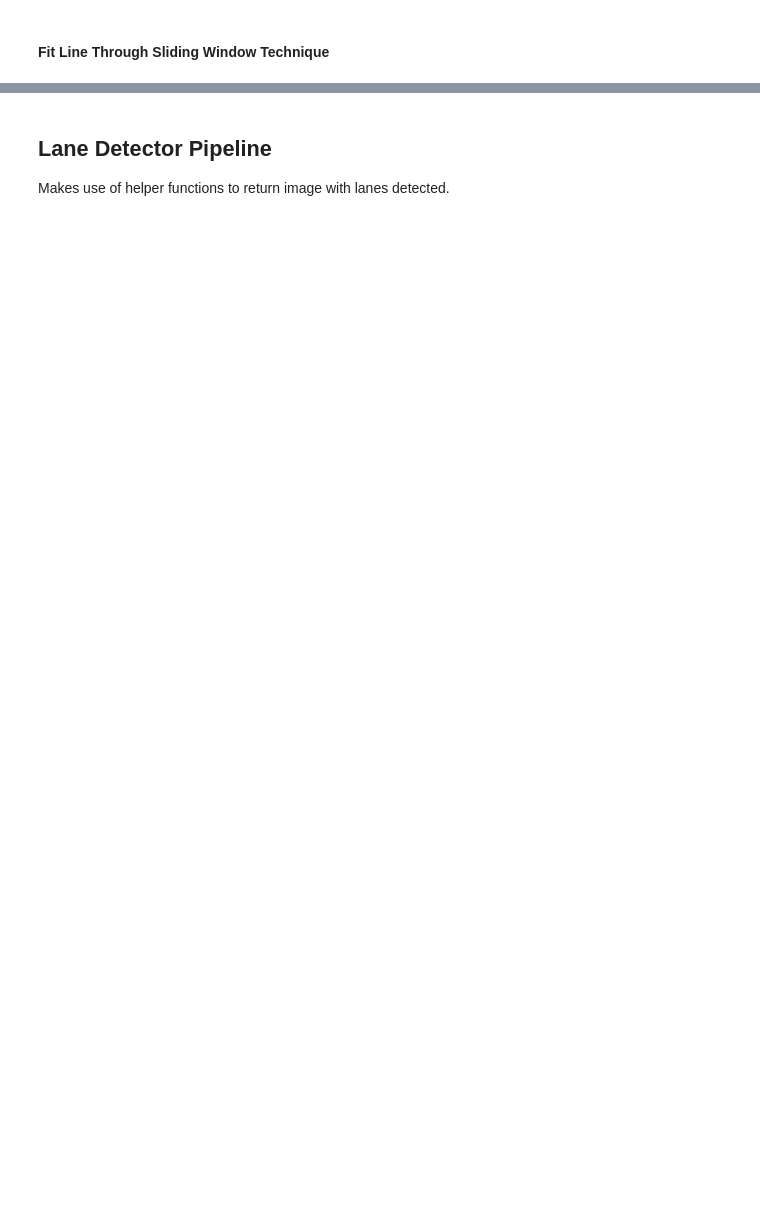
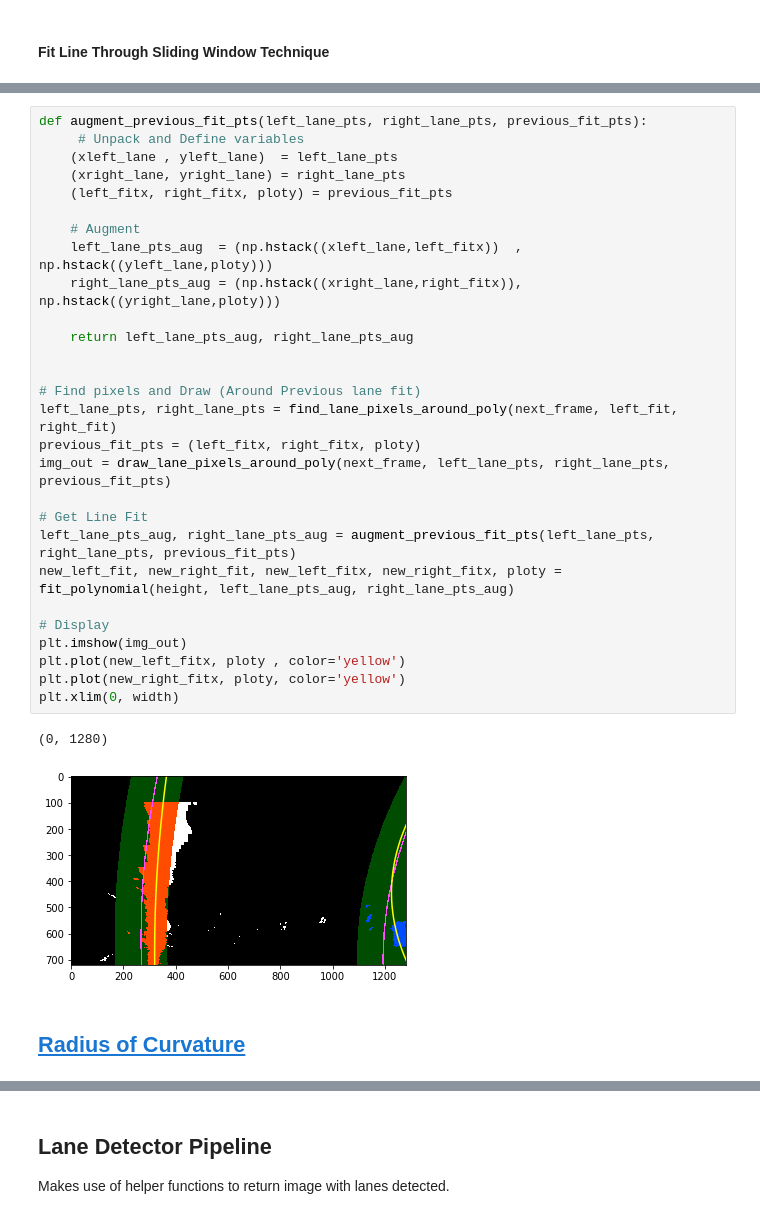
Before and after one commit to laygond/Advance-Lane-Detection, a Jupyter notebook: demo.ipynb, the cells around one changed output, grey strips where cells are left out. Cells and saved outputs as stored; diff of their text form; blank space fills up the shorter version.

```diff
--- a/demo.ipynb
+++ b/demo.ipynb
@@ -537,0 +580,33 @@ plt.imshow(result)
+# %%
+def augment_previous_fit_pts(left_lane_pts, right_lane_pts, previous_fit_pts):
+     # Unpack and Define variables
+    (xleft_lane , yleft_lane)  = left_lane_pts
+    (xright_lane, yright_lane) = right_lane_pts
+    (left_fitx, right_fitx, ploty) = previous_fit_pts
+
+    # Augment
+    left_lane_pts_aug  = (np.hstack((xleft_lane,left_fitx))  , np.hstack((yleft_lane,ploty)))
+    right_lane_pts_aug = (np.hstack((xright_lane,right_fitx)), np.hstack((yright_lane,ploty)))
+
+    return left_lane_pts_aug, right_lane_pts_aug
+
+
+# Find pixels and Draw (Around Previous lane fit)
+left_lane_pts, right_lane_pts = find_lane_pixels_around_poly(next_frame, left_fit, right_fit)
+previous_fit_pts = (left_fitx, right_fitx, ploty)
+img_out = draw_lane_pixels_around_poly(next_frame, left_lane_pts, right_lane_pts, previous_fit_pts)
+
+# Get Line Fit
+left_lane_pts_aug, right_lane_pts_aug = augment_previous_fit_pts(left_lane_pts, right_lane_pts, previous_fit_pts)
+new_left_fit, new_right_fit, new_left_fitx, new_right_fitx, ploty = fit_polynomial(height, left_lane_pts_aug, right_lane_pts_aug)
+
+# Display
+plt.imshow(img_out)
+plt.plot(new_left_fitx, ploty , color='yellow')
+plt.plot(new_right_fitx, ploty, color='yellow')
+plt.xlim(0, width)
+# %% [output]
+(0, 1280)
+[figure, added]
+# %% [markdown]
+## [Radius of Curvature](https://www.intmath.com/applications-differentiation/8-radius-curvature.php)
```
Also changed, not shown: parts of 19 cells of this notebook, 1 other file.
